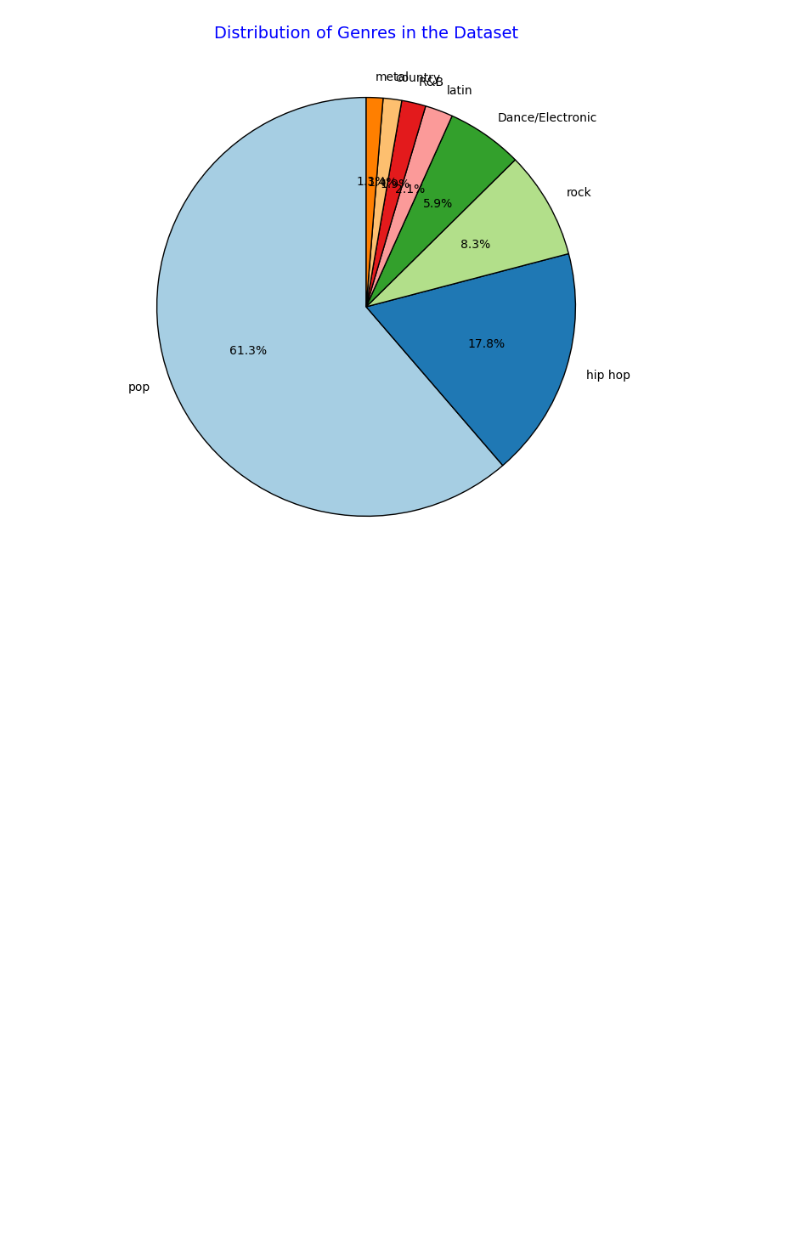
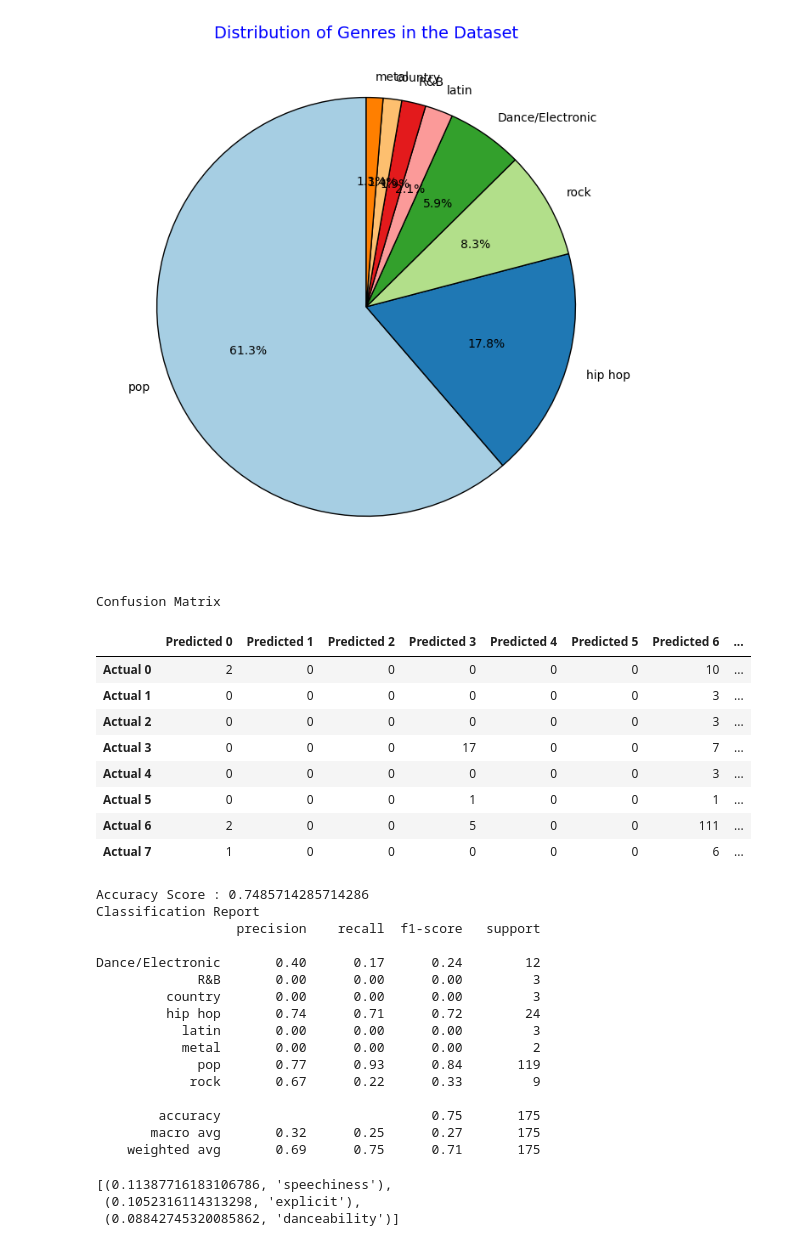
Before and after one commit to SGergeis0/Final-project-group-4, a Jupyter notebook: christian/predict_genre_solution.ipynb, the cells around one changed output. Drawn from its saved outputs; the diff is of its cells as text; code cells hidden in the pictures; blank space fills up the shorter version.

```diff
--- a/christian/predict_genre_solution.ipynb
+++ b/christian/predict_genre_solution.ipynb
@@ -483,3 +476,18 @@ predictions = rf_balanced.predict(X_test)
 print(f"Accuracy Score: {accuracy_score(y_test, predictions)}")
 # %% [output]
 Accuracy Score: 0.7542857142857143
+# %%
+# Convert labels to the same data type
+y_test = y_test.astype(str)
+predictions = predictions.astype(str)
+
+# Create the confusion matrix
+cm = confusion_matrix(y_test, predictions)
+
+# Create the DataFrame for the confusion matrix
+cm_df = pd.DataFrame(
+    cm, index=["Actual 0", "Actual 1", "Actual 2", "Actual 3", "Actual 4", "Actual 5", "Actual 6", "Actual 7"], columns=["Predicted 0", "Predicted 1", "Predicted 2", "Predicted 3", "Predicted 4", "Predicted 5", "Predicted 6", "Predicted 7"]
+)
+
+# Display the confusion matrix
+cm_df
@@ -584,3 +609,44 @@ plt.title('Distribution of Genres in the Dataset', fontsize=14, color='blue')
 plt.show()
 # %% [output]
 [figure]
+# %%
+# Displaying results
+print("Confusion Matrix")
+display(cm_df)
+print(f"Accuracy Score : {acc_score}")
+print("Classification Report")
+print(classification_report(y_test, predictions))
+# %% [output]
+Confusion Matrix
+|  | Predicted 0 | Predicted 1 | Predicted 2 | Predicted 3 | Predicted 4 | Predicted 5 | Predicted 6 | ... |
+| Actual 0 | 2 | 0 | 0 | 0 | 0 | 0 | 10 | ... |
+| Actual 1 | 0 | 0 | 0 | 0 | 0 | 0 | 3 | ... |
+| Actual 2 | 0 | 0 | 0 | 0 | 0 | 0 | 3 | ... |
+| Actual 3 | 0 | 0 | 0 | 17 | 0 | 0 | 7 | ... |
+| Actual 4 | 0 | 0 | 0 | 0 | 0 | 0 | 3 | ... |
+| Actual 5 | 0 | 0 | 0 | 1 | 0 | 0 | 1 | ... |
+| Actual 6 | 2 | 0 | 0 | 5 | 0 | 0 | 111 | ... |
+| Actual 7 | 1 | 0 | 0 | 0 | 0 | 0 | 6 | ... |
+Accuracy Score : 0.7485714285714286
+Classification Report
+                  precision    recall  f1-score   support
+
+Dance/Electronic       0.40      0.17      0.24        12
+             R&B       0.00      0.00      0.00         3
+         country       0.00      0.00      0.00         3
+         hip hop       0.74      0.71      0.72        24
+           latin       0.00      0.00      0.00         3
+           metal       0.00      0.00      0.00         2
+             pop       0.77      0.93      0.84       119
+            rock       0.67      0.22      0.33         9
+
+        accuracy                           0.75       175
+       macro avg       0.32      0.25      0.27       175
+    weighted avg       0.69      0.75      0.71       175
+# %%
+#what top three features are most important for the model to predict the genre of a song?
+importances_sorted[:3]
+# %% [output]
+[(0.11387716183106786, 'speechiness'),
+ (0.1052316114313298, 'explicit'),
+ (0.08842745320085862, 'danceability')]
```
Also changed, not shown: parts of 7 cells of this notebook, 1 other file.
